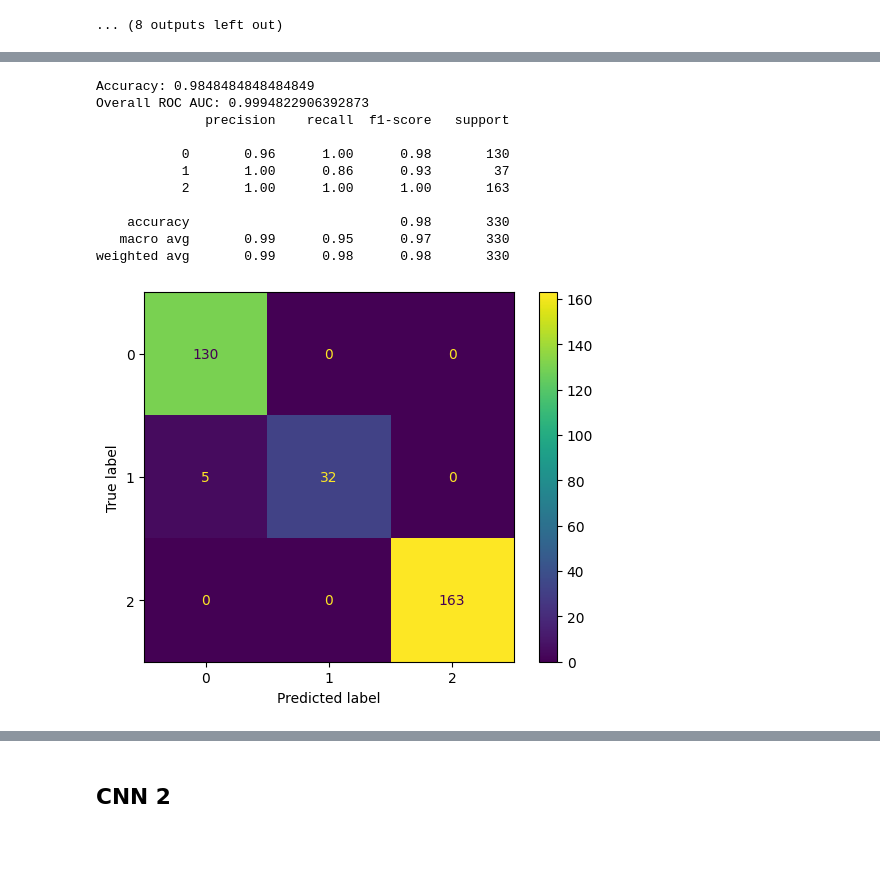
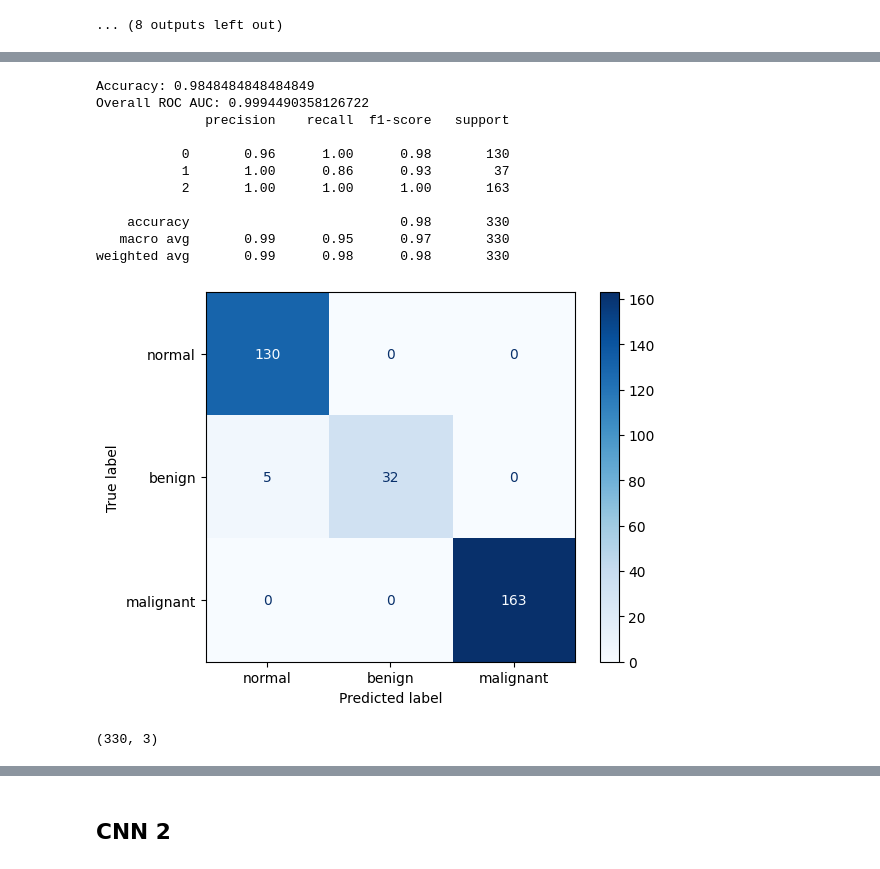
Before and after one commit to talanthier/cs273p_project, a Jupyter notebook: notebooks/notebook_tl_00.ipynb, the cells around one changed output, grey strips where cells are left out. Drawn from its saved outputs; the diff is of its cells as text; code cells hidden in the pictures.

```diff
--- a/notebooks/notebook_tl_00.ipynb
+++ b/notebooks/notebook_tl_00.ipynb
@@ -225,27 +227,27 @@ for images, labels in test_dataloader:
     y_pred.extend(preds.detach().numpy())
 # %%
 acc = accuracy_score(y_test, y_pred)
-roc_auc = roc_auc_score(y_test, y_pred_prob, multi_class = 'ovr')
+roc_auc = roc_auc_score(y_test, y_pred_prob, multi_class = 'ovr', average = 'micro')
 
 print(f'Accuracy: {acc}')
 print(f'Overall ROC AUC: {roc_auc}')
 
 print(classification_report(y_test, y_pred))
 
 cm = confusion_matrix(y_test, y_pred)
-disp = ConfusionMatrixDisplay(cm)
-disp.plot()
+disp = ConfusionMatrixDisplay(cm, display_labels = ["normal", "benign", "malignant"])
+disp.plot(cmap=plt.cm.Blues)
 plt.show()
 # %% [output]
 Accuracy: 0.9848484848484849
-Overall ROC AUC: 0.9994822906392873
+Overall ROC AUC: 0.9994490358126722
               precision    recall  f1-score   support
 
            0       0.96      1.00      0.98       130
            1       1.00      0.86      0.93        37
            2       1.00      1.00      1.00       163
 
     accuracy                           0.98       330
    macro avg       0.99      0.95      0.97       330
 weighted avg       0.99      0.98      0.98       330
-[figure, old version]
+[figure, new version]
@@ -251,0 +259,4 @@ weighted avg       0.99      0.98      0.98       330
+# %%
+y_onehot_test.shape
+# %% [output]
+(330, 3)
```
Also changed, not shown: parts of 16 cells of this notebook, 2 other files.
